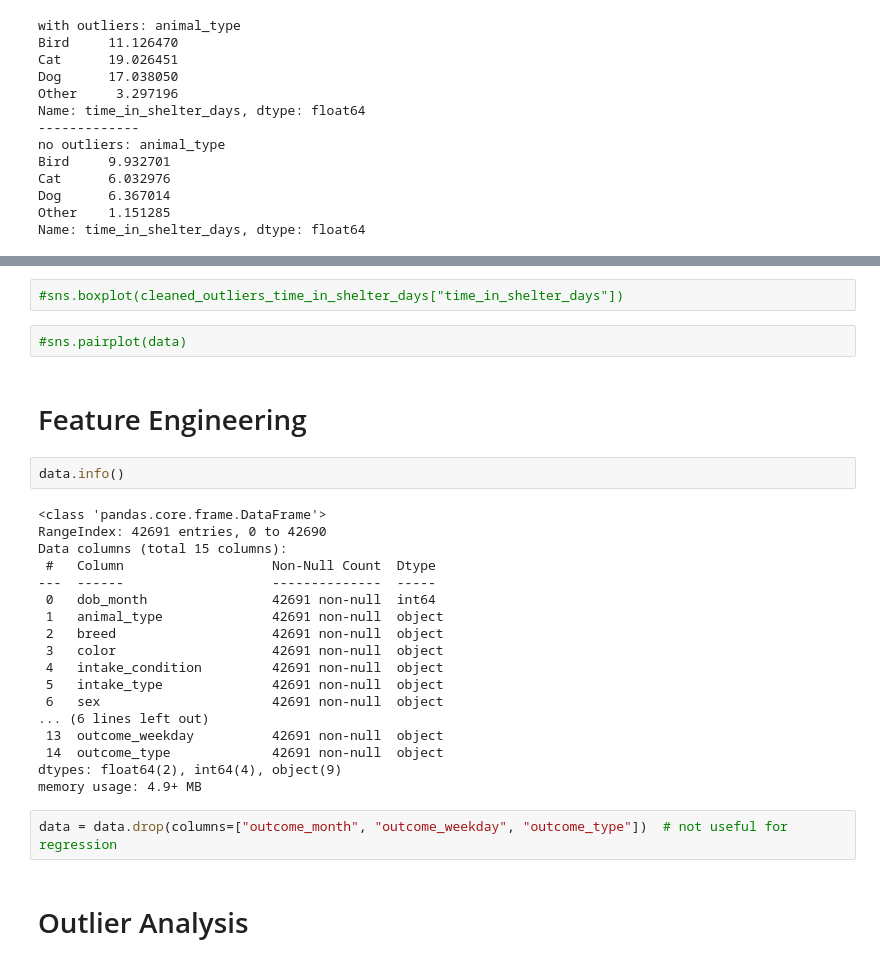
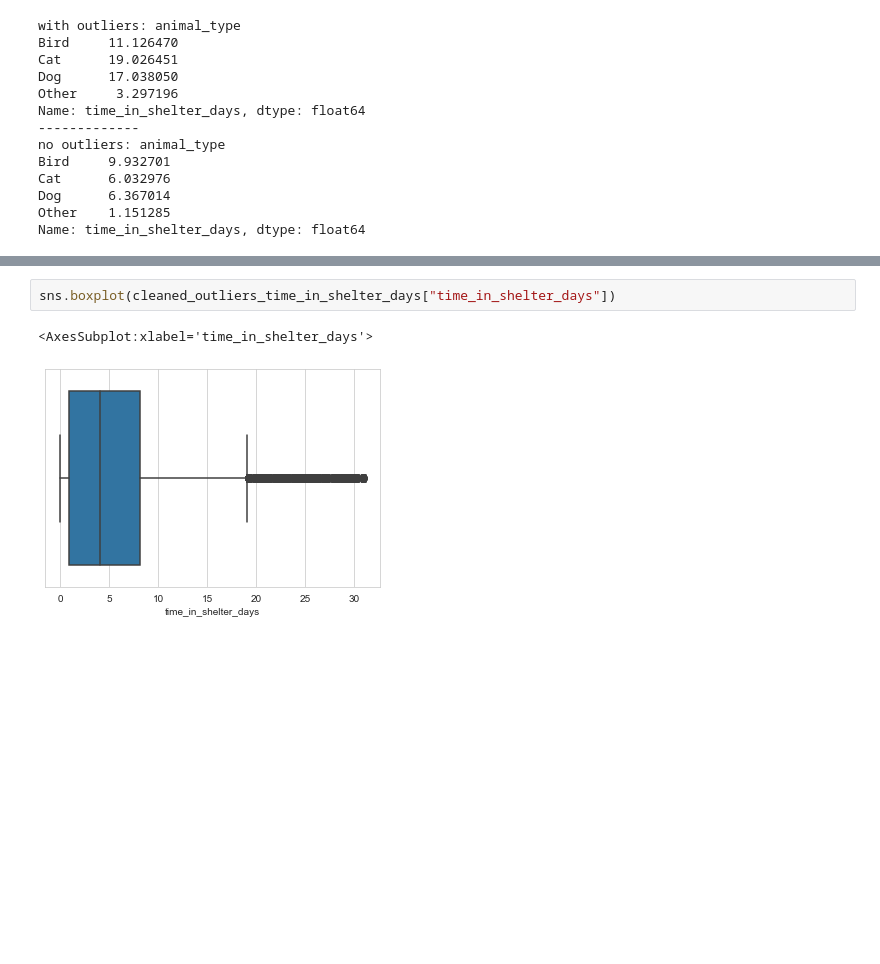
Before and after one commit to NicolasSpettel/Mid-Project, a Jupyter notebook: Mid-Project.ipynb, the cells around one changed output, grey strips where cells are left out. Cells and saved outputs as stored; diff of their text form; blank space fills up the shorter version.

```diff
--- a/Mid-Project.ipynb
+++ b/Mid-Project.ipynb
@@ -275,30 +258,5 @@ Name: time_in_shelter_days, dtype: float64
 # %%
-#sns.boxplot(cleaned_outliers_time_in_shelter_days["time_in_shelter_days"])
+sns.boxplot(cleaned_outliers_time_in_shelter_days["time_in_shelter_days"])
+# %% [output]
+<AxesSubplot:xlabel='time_in_shelter_days'>
+[figure, added]
-# %%
-#sns.pairplot(data)
-# %% [markdown]
-# Feature Engineering
-# %%
-data.info()
-# %% [output]
-<class 'pandas.core.frame.DataFrame'>
-RangeIndex: 42691 entries, 0 to 42690
-Data columns (total 15 columns):
- #   Column                   Non-Null Count  Dtype
----  ------                   --------------  -----
- 0   dob_month                42691 non-null  int64
- 1   animal_type              42691 non-null  object
- 2   breed                    42691 non-null  object
- 3   color                    42691 non-null  object
- 4   intake_condition         42691 non-null  object
- 5   intake_type              42691 non-null  object
- 6   sex                      42691 non-null  object
-... (6 lines left out)
- 13  outcome_weekday          42691 non-null  object
- 14  outcome_type             42691 non-null  object
-dtypes: float64(2), int64(4), object(9)
-memory usage: 4.9+ MB
-# %%
-data = data.drop(columns=["outcome_month", "outcome_weekday", "outcome_type"])  # not useful for regression
-# %% [markdown]
-# Outlier Analysis
```
Also changed, not shown: parts of 38 cells of this notebook.
